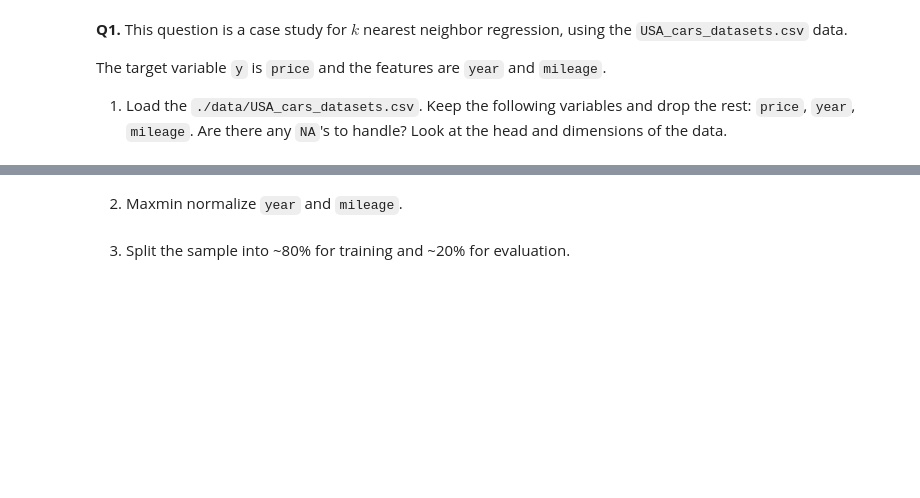
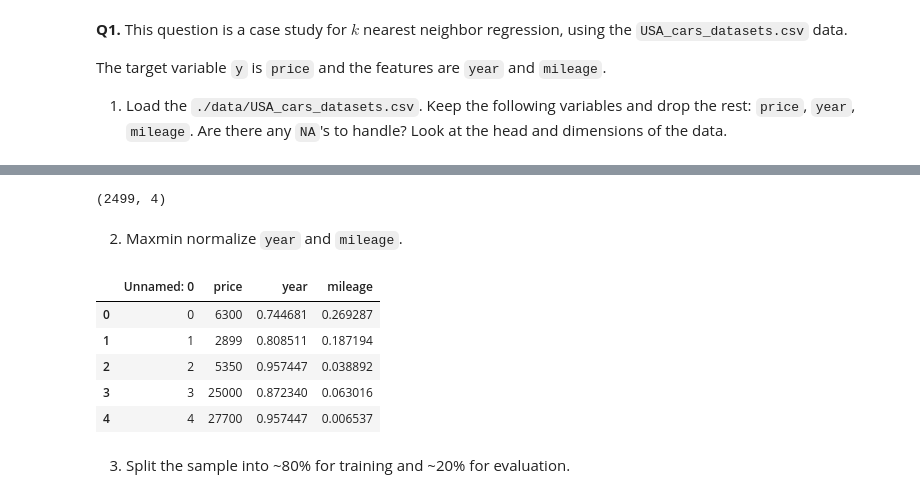
Before and after one commit to laurenwisniewski/DS3001-knn, a Jupyter notebook: assignment_knn.ipynb, the cells around one changed output, grey strips where cells are left out. Drawn from its saved outputs; the diff is of its cells as text; code cells hidden in the pictures; blank space fills up the shorter version.

```diff
--- a/assignment_knn.ipynb
+++ b/assignment_knn.ipynb
@@ -54,4 +75,24 @@ The target variable `y` is `price` and the features are `year` and `mileage`.
+# %%
+# There are no NA's
+cars_data.shape
+# %% [output]
+(2499, 4)
 # %% [markdown]
 2. Maxmin normalize `year` and `mileage`.
+# %%
+def maxmin(x):
+    u = (x - min(x)) / (max(x) - min(x))
+    return u
+
+cars_data['year'] = maxmin(cars_data['year'])
+cars_data['mileage'] = maxmin(cars_data['mileage'])
+cars_data.head()
+# %% [output]
+|  | Unnamed: 0 | price | year | mileage |
+| 0 | 0 | 6300 | 0.744681 | 0.269287 |
+| 1 | 1 | 2899 | 0.808511 | 0.187194 |
+| 2 | 2 | 5350 | 0.957447 | 0.038892 |
+| 3 | 3 | 25000 | 0.872340 | 0.063016 |
+| 4 | 4 | 27700 | 0.957447 | 0.006537 |
 # %% [markdown]
 3. Split the sample into ~80% for training and ~20% for evaluation.
```
Also changed, not shown: parts of 4 cells of this notebook.
